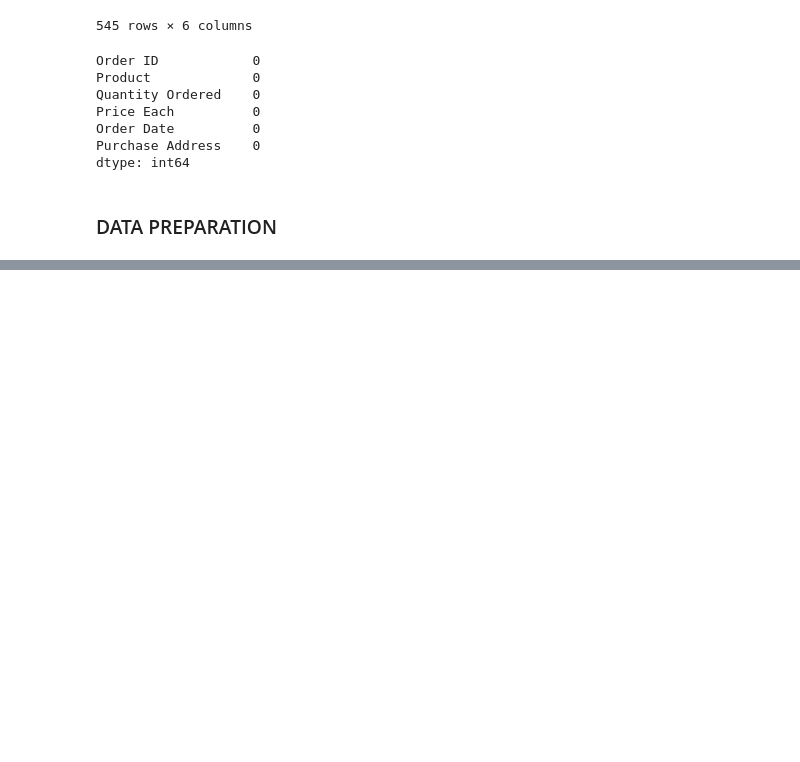
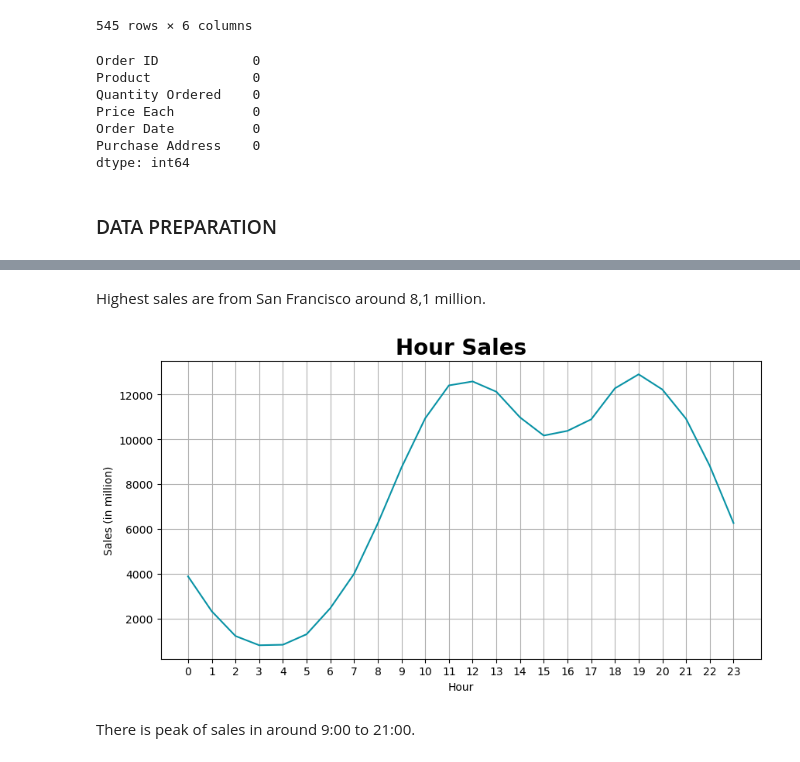
Before and after one commit to hmtalha786/Movie-Recommendation-System, a Jupyter notebook: Code.ipynb, the cells around one changed output, grey strips where cells are left out. Saved outputs shown, nothing was run; the diff lists cells and outputs as text; code cells hidden in the pictures; blank space fills up the shorter version.

```diff
--- a/Code.ipynb
+++ b/Code.ipynb
@@ -299,0 +352,20 @@ High order are happend in December and October that have 25,000 and 20,000 order
+# %% [markdown]
+Highest sales are from San Francisco around 8,1 million.
+# %%
+df_hour = df.groupby('Hour')['Quantity Ordered'].count()
+
+plt.figure(figsize=(10,5))
+
+plt.plot(df_hour.index,df_hour.values)
+plt.title('Hour Sales',weight='bold',fontsize=20)
+plt.grid(True)
+
+plt.xticks(ticks=df_hour.index)
+plt.ylabel('Sales (in million)')
+plt.xlabel('Hour')
+
+plt.show()
+# %% [output]
+[figure, added]
+# %% [markdown]
+There is peak of sales in around 9:00 to 21:00.
```
Also changed, not shown: parts of 38 cells of this notebook.
